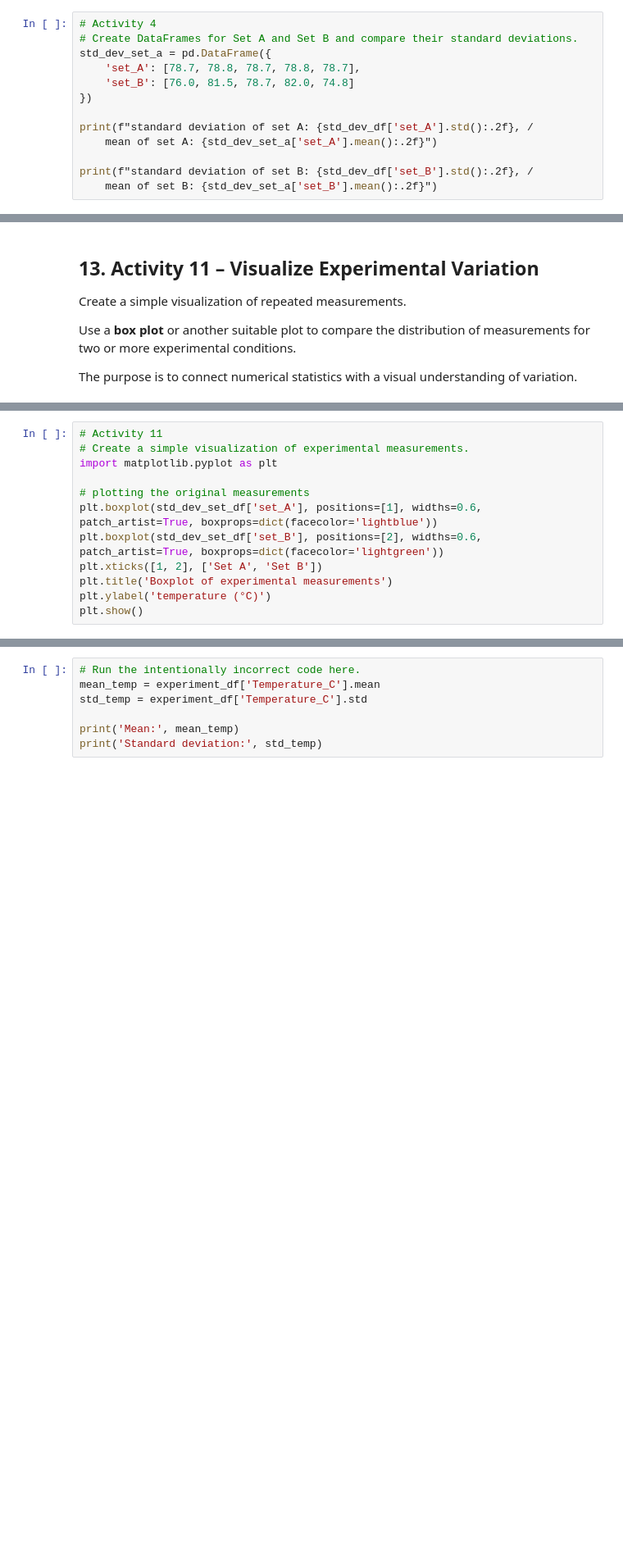
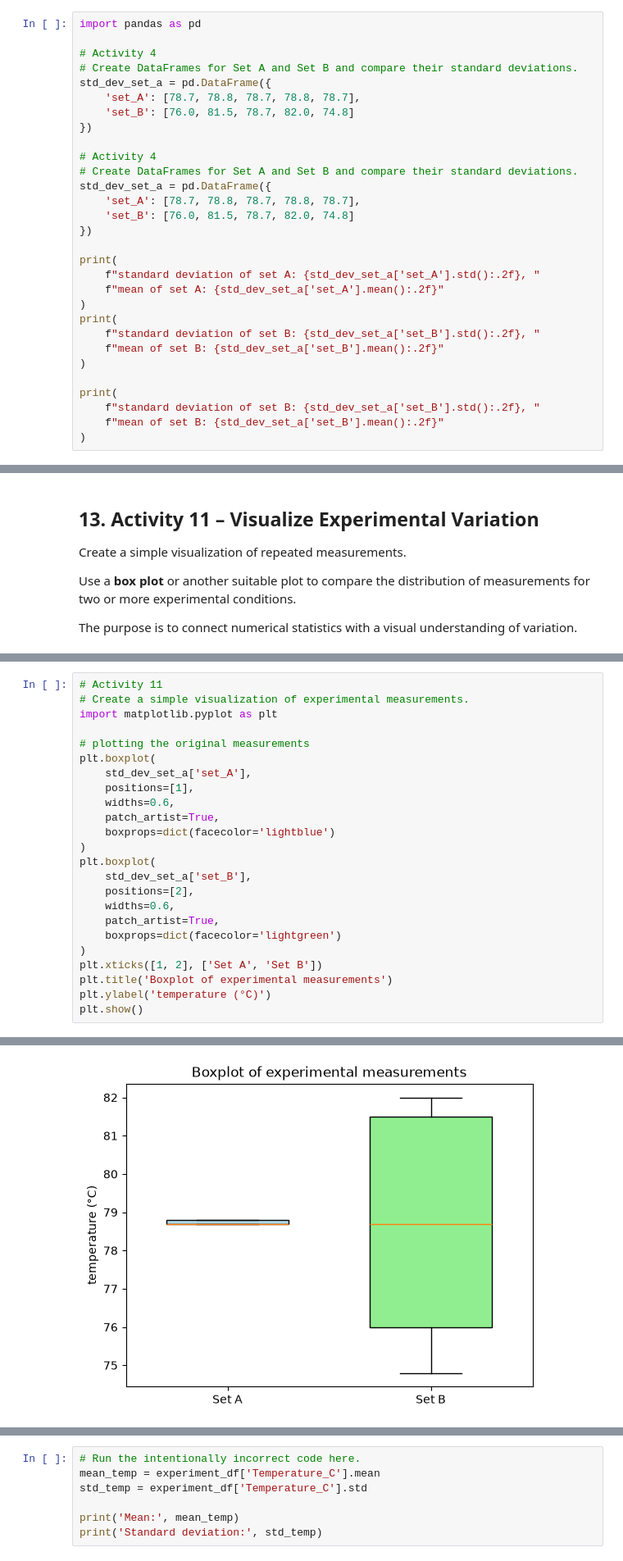
Before and after one commit to harshridhorkar/CP_Practical, a Jupyter notebook: Practical_09_Basic_Statistical_Analysis_Experimental_Measurements.ipynb, the cells around one changed output, grey strips where cells are left out. Shown at 82% size. Saved outputs shown, nothing was run; the diff lists cells and outputs as text; blank space fills up the shorter version.

```diff
--- a/Practical_09_Basic_Statistical_Analysis_Experimental_Measurements.ipynb
+++ b/Practical_09_Basic_Statistical_Analysis_Experimental_Measurements.ipynb
@@ -169,6 +169,8 @@ Ask Copilot:
 
 > Explain standard deviation to a second-year chemical engineering student using repeated temperature measurements as the example. Explain what a small standard deviation and a large standard deviation mean. Do not use advanced statistical terminology.
 # %%
+import pandas as pd
+
 # Activity 4
 # Create DataFrames for Set A and Set B and compare their standard deviations.
 std_dev_set_a = pd.DataFrame({
@@ -176,9 +178,24 @@ std_dev_set_a = pd.DataFrame({
     'set_B': [76.0, 81.5, 78.7, 82.0, 74.8]
 })
 
-print(f"standard deviation of set A: {std_dev_df['set_A'].std():.2f}, /
-    mean of set A: {std_dev_set_a['set_A'].mean():.2f}")
+# Activity 4
+# Create DataFrames for Set A and Set B and compare their standard deviations.
+std_dev_set_a = pd.DataFrame({
+    'set_A': [78.7, 78.8, 78.7, 78.8, 78.7],
+    'set_B': [76.0, 81.5, 78.7, 82.0, 74.8]
+})
 
-print(f"standard deviation of set B: {std_dev_df['set_B'].std():.2f}, /
-    mean of set B: {std_dev_set_a['set_B'].mean():.2f}")
+print(
+    f"standard deviation of set A: {std_dev_set_a['set_A'].std():.2f}, "
+    f"mean of set A: {std_dev_set_a['set_A'].mean():.2f}"
+)
+print(
+    f"standard deviation of set B: {std_dev_set_a['set_B'].std():.2f}, "
+    f"mean of set B: {std_dev_set_a['set_B'].mean():.2f}"
+)
+
+print(
+    f"standard deviation of set B: {std_dev_set_a['set_B'].std():.2f}, "
+    f"mean of set B: {std_dev_set_a['set_B'].mean():.2f}"
+)
 # %% [output]
@@ -427,8 +467,20 @@ Note: you may need to restart the kernel to use updated packages.
 import matplotlib.pyplot as plt
 
 # plotting the original measurements
-plt.boxplot(std_dev_set_df['set_A'], positions=[1], widths=0.6, patch_artist=True, boxprops=dict(facecolor='lightblue'))
-plt.boxplot(std_dev_set_df['set_B'], positions=[2], widths=0.6, patch_artist=True, boxprops=dict(facecolor='lightgreen'))
+plt.boxplot(
+    std_dev_set_a['set_A'],
+    positions=[1],
+    widths=0.6,
+    patch_artist=True,
+    boxprops=dict(facecolor='lightblue')
+)
+plt.boxplot(
+    std_dev_set_a['set_B'],
+    positions=[2],
+    widths=0.6,
+    patch_artist=True,
+    boxprops=dict(facecolor='lightgreen')
+)
 plt.xticks([1, 2], ['Set A', 'Set B'])
 plt.title('Boxplot of experimental measurements')
 plt.ylabel('temperature (°C)')
@@ -438,3 +489,4 @@ NameError: name 'std_dev_set_df' is not defined
+[figure, added]
 # %% [markdown]
 ## 14. Copilot Debugging Challenge
 
```
Also changed, not shown: parts of 5 cells of this notebook, 1 other file.
